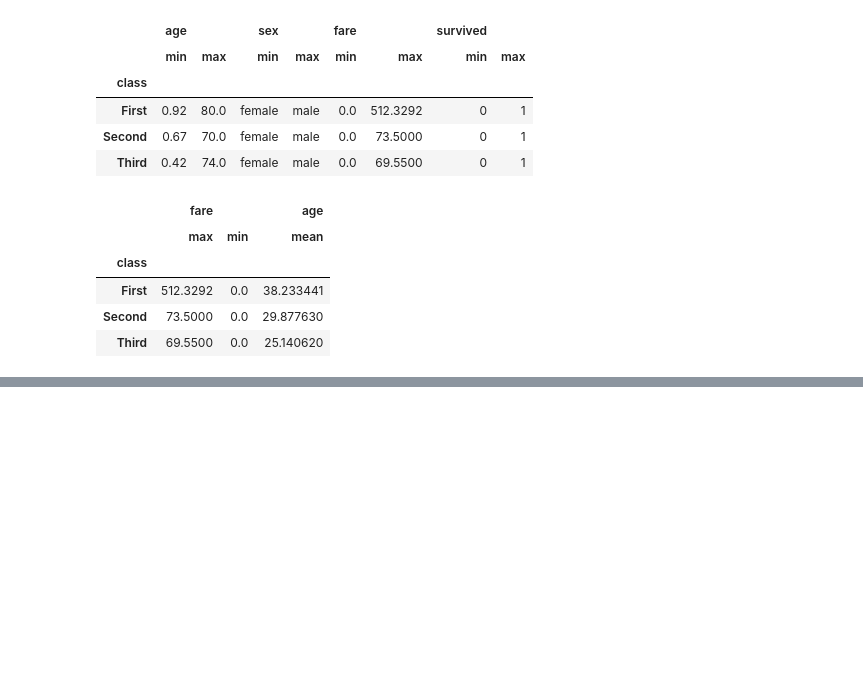
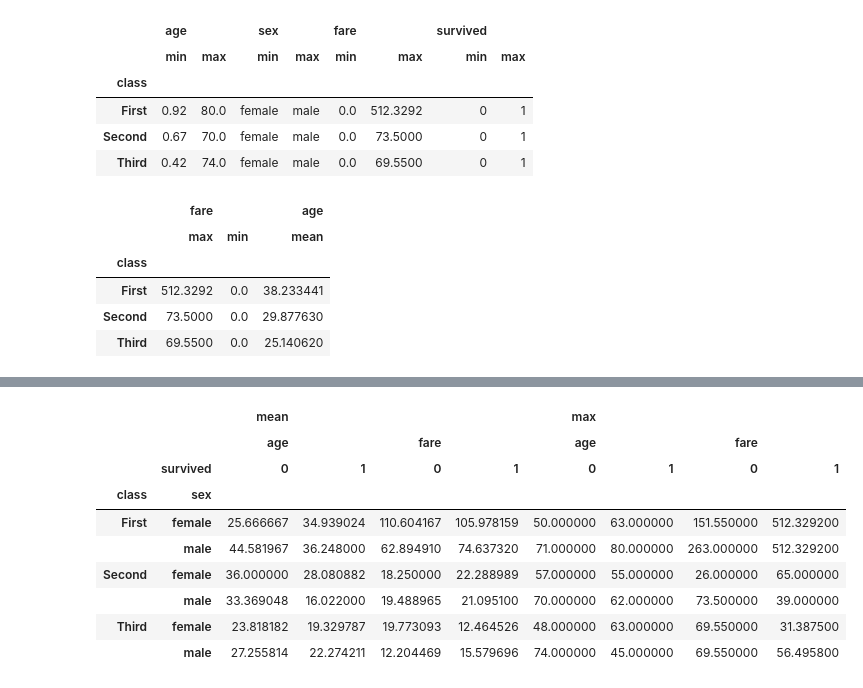
Before and after one commit to bidulgirin/pandas_practice, a Jupyter notebook: 5. 데이터프레임응용.ipynb, the cells around one changed output, grey strips where cells are left out. Cells and saved outputs as stored; diff of their text form; code cells hidden in the pictures; blank space fills up the shorter version.

```diff
--- a/5. 데이터프레임응용.ipynb
+++ b/5. 데이터프레임응용.ipynb
@@ -1127,0 +1259,2 @@ grouped.agg({"fare" : ["max", "min"], "age" : "mean"}) # 이거 많이 활용해
+# %%
+df = titanic.loc[:, ["class","sex","age","fare","survived"]]
@@ -1127,0 +1367,28 @@ grouped.agg({"fare" : ["max", "min"], "age" : "mean"}) # 이거 많이 활용해
+# %%
+# 행, 열, 값에 사용할 열을 2개 이상 지정가능 - 평균 나이, 최대 요금집계
+
+df3 = pd.pivot_table(
+    df,
+    index = ["class", "sex"],
+    columns = "survived",
+    values = ["age", "fare"],
+    aggfunc = ["mean", "max"],
+    observed = True
+)
+
+
+df3
+
+
+df3.style.set_properties(color="red", align="middle", background="#black" )
+# %% [output]
+|  |  | mean |  |  |  | max |  |  |  |
+|  |  | age |  | fare |  | age |  | fare |  |
+|  | survived | 0 | 1 | 0 | 1 | 0 | 1 | 0 | 1 |
+| class | sex |  |  |  |  |  |  |  |  |
+| First | female | 25.666667 | 34.939024 | 110.604167 | 105.978159 | 50.000000 | 63.000000 | 151.550000 | 512.329200 |
+|  | male | 44.581967 | 36.248000 | 62.894910 | 74.637320 | 71.000000 | 80.000000 | 263.000000 | 512.329200 |
+| Second | female | 36.000000 | 28.080882 | 18.250000 | 22.288989 | 57.000000 | 55.000000 | 26.000000 | 65.000000 |
+|  | male | 33.369048 | 16.022000 | 19.488965 | 21.095100 | 70.000000 | 62.000000 | 73.500000 | 39.000000 |
+| Third | female | 23.818182 | 19.329787 | 19.773093 | 12.464526 | 48.000000 | 63.000000 | 69.550000 | 31.387500 |
+|  | male | 27.255814 | 22.274211 | 12.204469 | 15.579696 | 74.000000 | 45.000000 | 69.550000 | 56.495800 |
```
Also changed, not shown: parts of 31 cells of this notebook.
